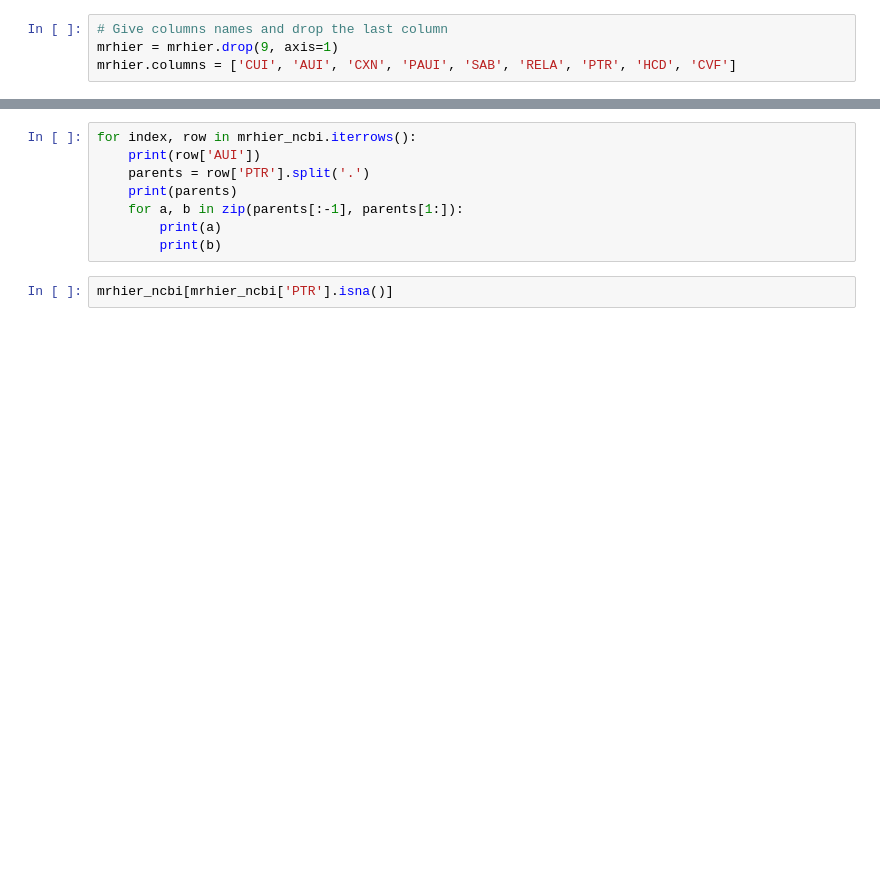
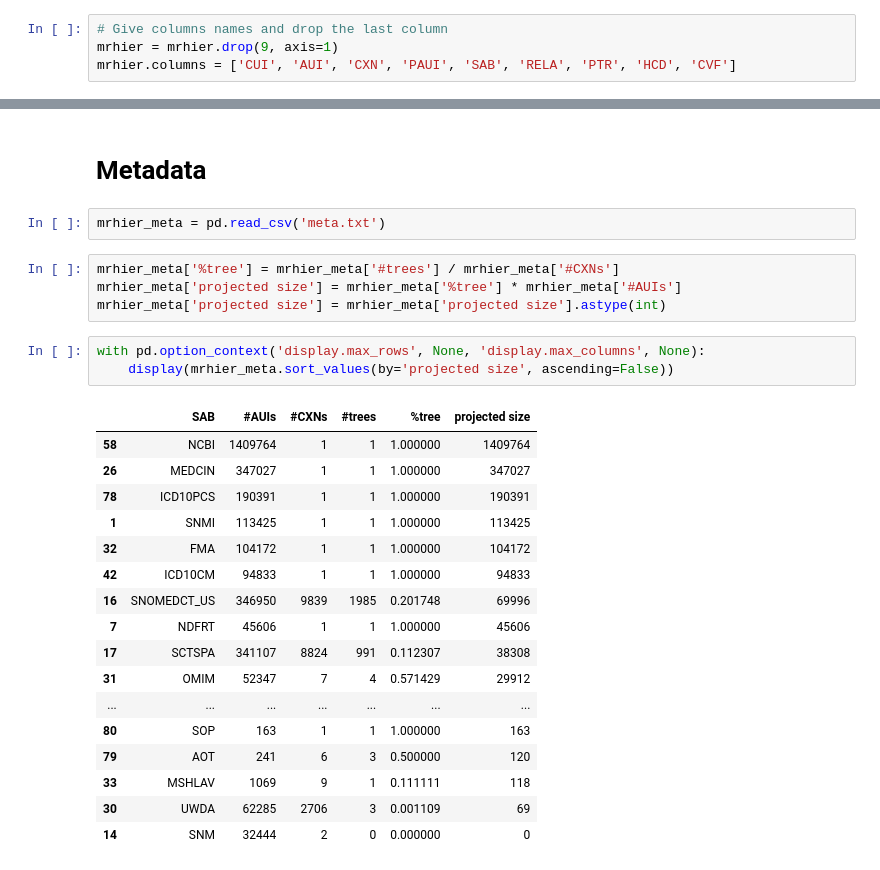
Before and after one commit to zyli93/UMLS-explorer, a Jupyter notebook: MRHIER/MRHIER.ipynb, the cells around one changed output, grey strips where cells are left out. Cells and saved outputs as stored; diff of their text form; blank space fills up the shorter version.

```diff
--- a/MRHIER/MRHIER.ipynb
+++ b/MRHIER/MRHIER.ipynb
@@ -66,10 +108,29 @@ mrhier_ncbi
-# %%
-for index, row in mrhier_ncbi.iterrows():
-    print(row['AUI'])
-    parents = row['PTR'].split('.')
-    print(parents)
-    for a, b in zip(parents[:-1], parents[1:]):
-        print(a)
-        print(b)
-# %%
-mrhier_ncbi[mrhier_ncbi['PTR'].isna()]
+# %% [markdown]
+# Metadata
+# %%
+mrhier_meta = pd.read_csv('meta.txt')
+# %%
+mrhier_meta['%tree'] = mrhier_meta['#trees'] / mrhier_meta['#CXNs']
+mrhier_meta['projected size'] = mrhier_meta['%tree'] * mrhier_meta['#AUIs']
+mrhier_meta['projected size'] = mrhier_meta['projected size'].astype(int)
+# %%
+with pd.option_context('display.max_rows', None, 'display.max_columns', None):
+    display(mrhier_meta.sort_values(by='projected size', ascending=False))
+# %% [output]
+|  | SAB | #AUIs | #CXNs | #trees | %tree | projected size |
+| 58 | NCBI | 1409764 | 1 | 1 | 1.000000 | 1409764 |
+| 26 | MEDCIN | 347027 | 1 | 1 | 1.000000 | 347027 |
+| 78 | ICD10PCS | 190391 | 1 | 1 | 1.000000 | 190391 |
+| 1 | SNMI | 113425 | 1 | 1 | 1.000000 | 113425 |
+| 32 | FMA | 104172 | 1 | 1 | 1.000000 | 104172 |
+| 42 | ICD10CM | 94833 | 1 | 1 | 1.000000 | 94833 |
+| 16 | SNOMEDCT_US | 346950 | 9839 | 1985 | 0.201748 | 69996 |
+| 7 | NDFRT | 45606 | 1 | 1 | 1.000000 | 45606 |
+| 17 | SCTSPA | 341107 | 8824 | 991 | 0.112307 | 38308 |
+| 31 | OMIM | 52347 | 7 | 4 | 0.571429 | 29912 |
+| ... | ... | ... | ... | ... | ... | ... |
+| 80 | SOP | 163 | 1 | 1 | 1.000000 | 163 |
+| 79 | AOT | 241 | 6 | 3 | 0.500000 | 120 |
+| 33 | MSHLAV | 1069 | 9 | 1 | 0.111111 | 118 |
+| 30 | UWDA | 62285 | 2706 | 3 | 0.001109 | 69 |
+| 14 | SNM | 32444 | 2 | 0 | 0.000000 | 0 |
```
Also changed, not shown: parts of 21 cells of this notebook.
